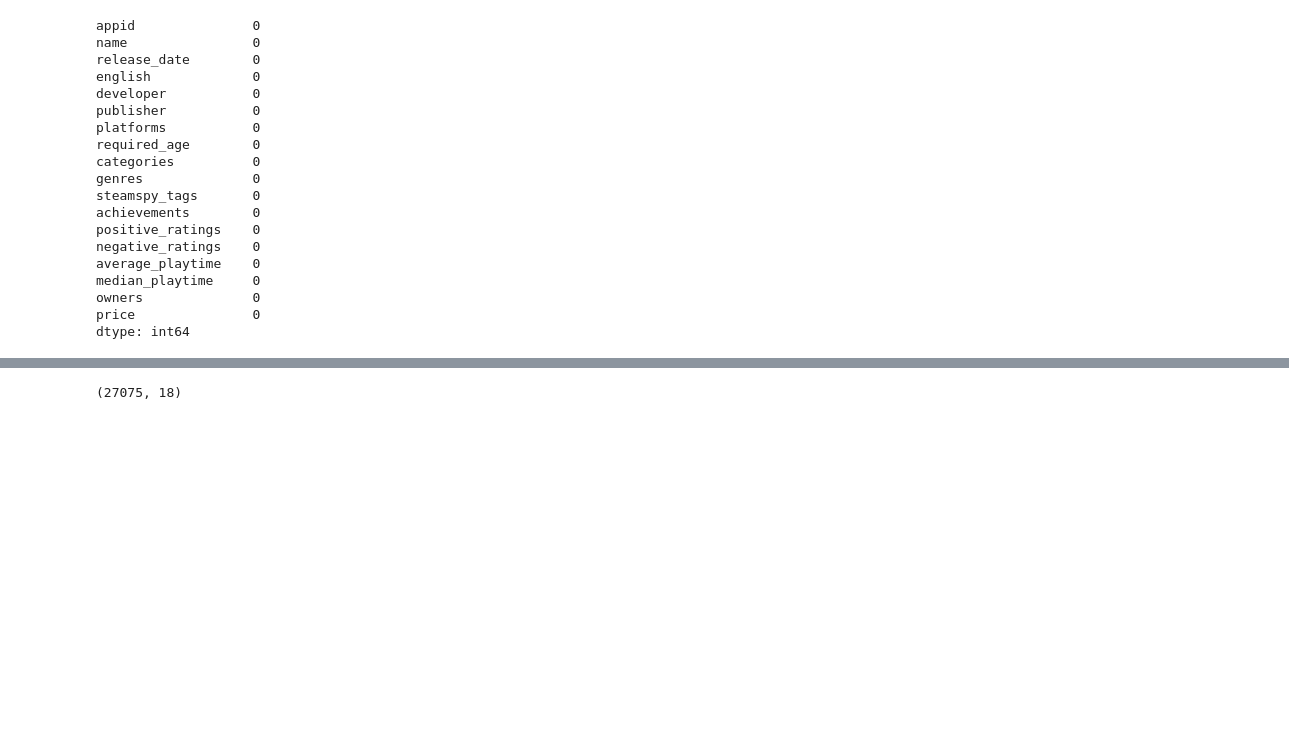
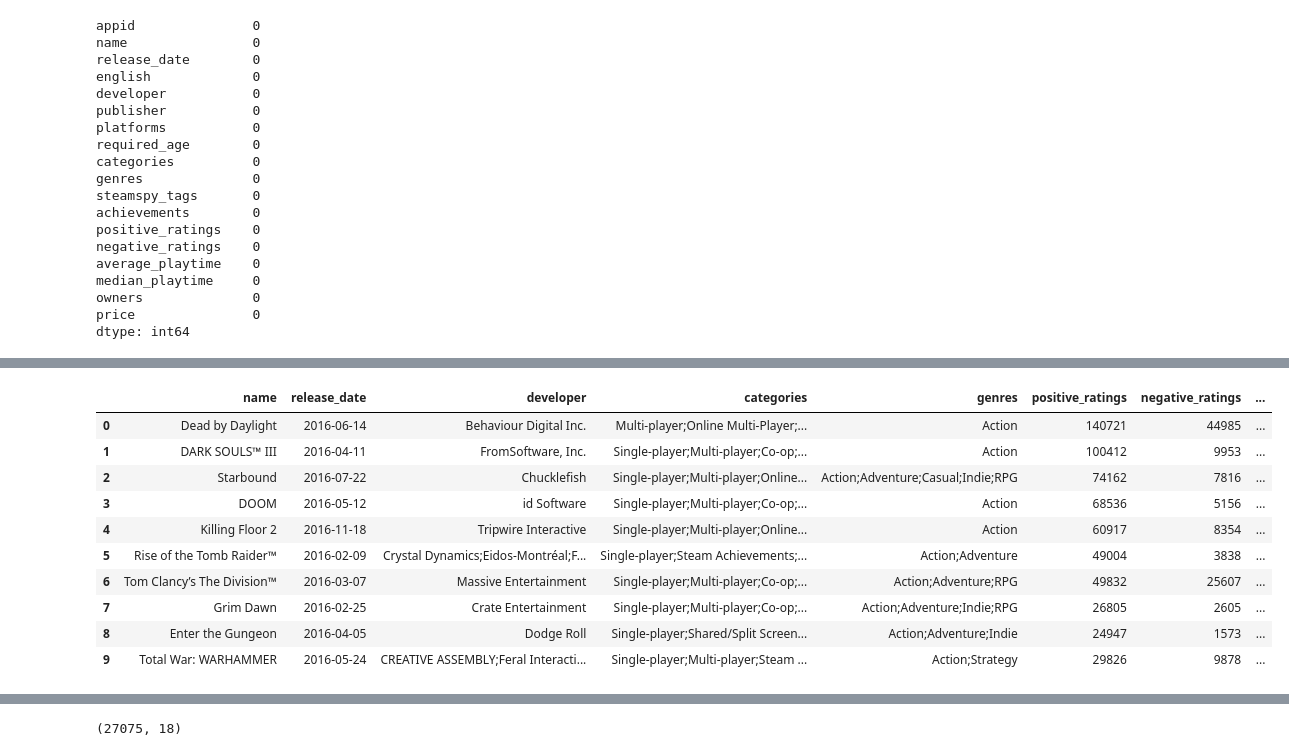
Before and after one commit to faryz-coder/Mystep_python, a Jupyter notebook: code/ProjectV2.ipynb, the cells around one changed output, grey strips where cells are left out. Drawn from its saved outputs; the diff is of its cells as text; code cells hidden in the pictures; blank space fills up the shorter version.

```diff
--- a/code/ProjectV2.ipynb
+++ b/code/ProjectV2.ipynb
@@ -131,3 +143,16 @@ info.getTopRating(5)
 # %%
-# info.showList(5)
+# show list of top ratings games listed based on number of row requested
+info.showList(10)
+# %% [output]
+|  | name | release_date | developer | categories | genres | positive_ratings | negative_ratings | ... |
+| 0 | Dead by Daylight | 2016-06-14 | Behaviour Digital Inc. | Multi-player;Online Multi-Player;... | Action | 140721 | 44985 | ... |
+| 1 | DARK SOULS™ III | 2016-04-11 | FromSoftware, Inc. | Single-player;Multi-player;Co-op;... | Action | 100412 | 9953 | ... |
+| 2 | Starbound | 2016-07-22 | Chucklefish | Single-player;Multi-player;Online... | Action;Adventure;Casual;Indie;RPG | 74162 | 7816 | ... |
+| 3 | DOOM | 2016-05-12 | id Software | Single-player;Multi-player;Co-op;... | Action | 68536 | 5156 | ... |
+| 4 | Killing Floor 2 | 2016-11-18 | Tripwire Interactive | Single-player;Multi-player;Online... | Action | 60917 | 8354 | ... |
+| 5 | Rise of the Tomb Raider™ | 2016-02-09 | Crystal Dynamics;Eidos-Montréal;F... | Single-player;Steam Achievements;... | Action;Adventure | 49004 | 3838 | ... |
+| 6 | Tom Clancy’s The Division™ | 2016-03-07 | Massive Entertainment | Single-player;Multi-player;Co-op;... | Action;Adventure;RPG | 49832 | 25607 | ... |
+| 7 | Grim Dawn | 2016-02-25 | Crate Entertainment | Single-player;Multi-player;Co-op;... | Action;Adventure;Indie;RPG | 26805 | 2605 | ... |
+| 8 | Enter the Gungeon | 2016-04-05 | Dodge Roll | Single-player;Shared/Split Screen... | Action;Adventure;Indie | 24947 | 1573 | ... |
+| 9 | Total War: WARHAMMER | 2016-05-24 | CREATIVE ASSEMBLY;Feral Interacti... | Single-player;Multi-player;Steam ... | Action;Strategy | 29826 | 9878 | ... |
 # %%
```
Also changed, not shown: parts of 7 cells of this notebook.
